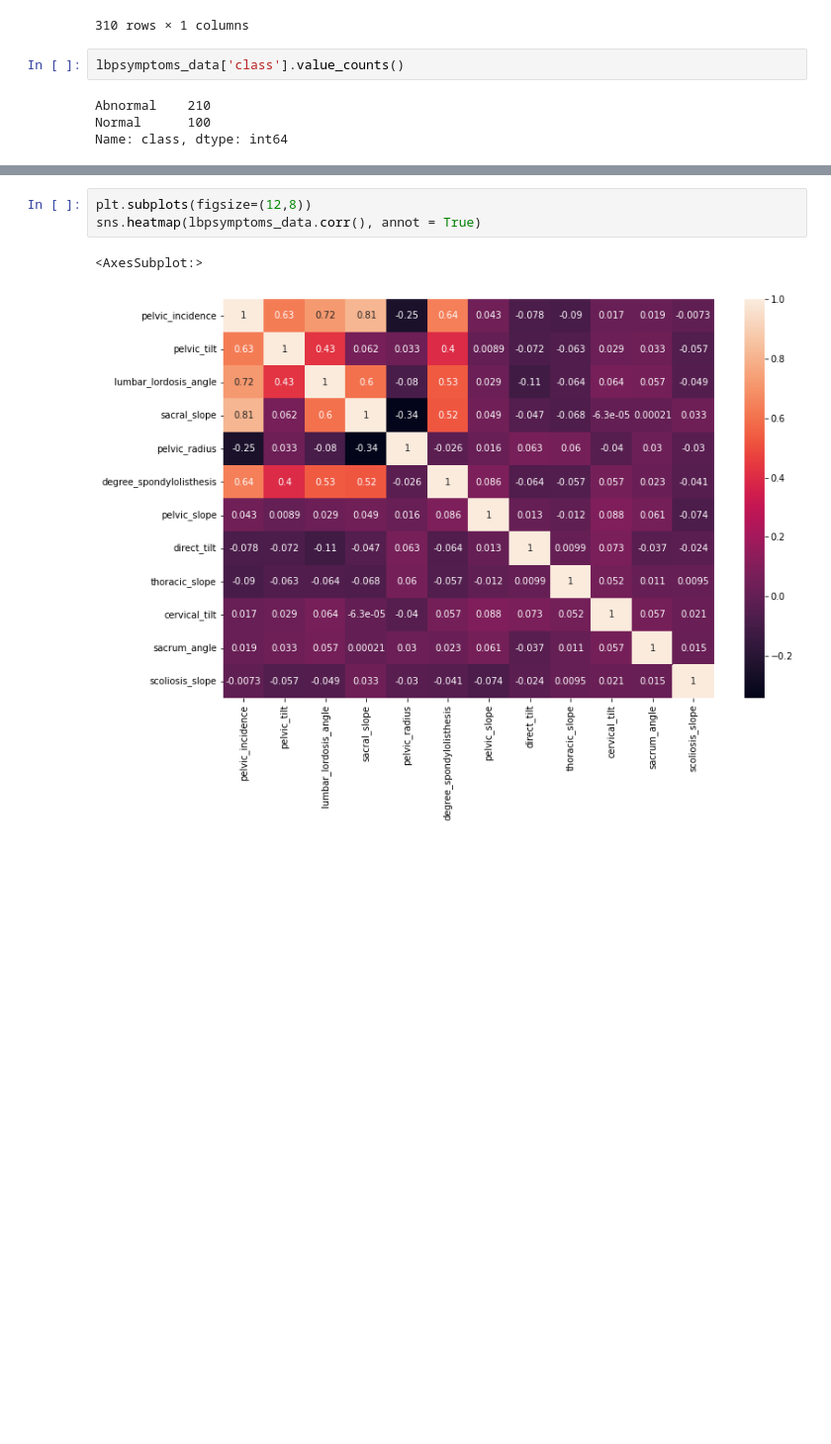
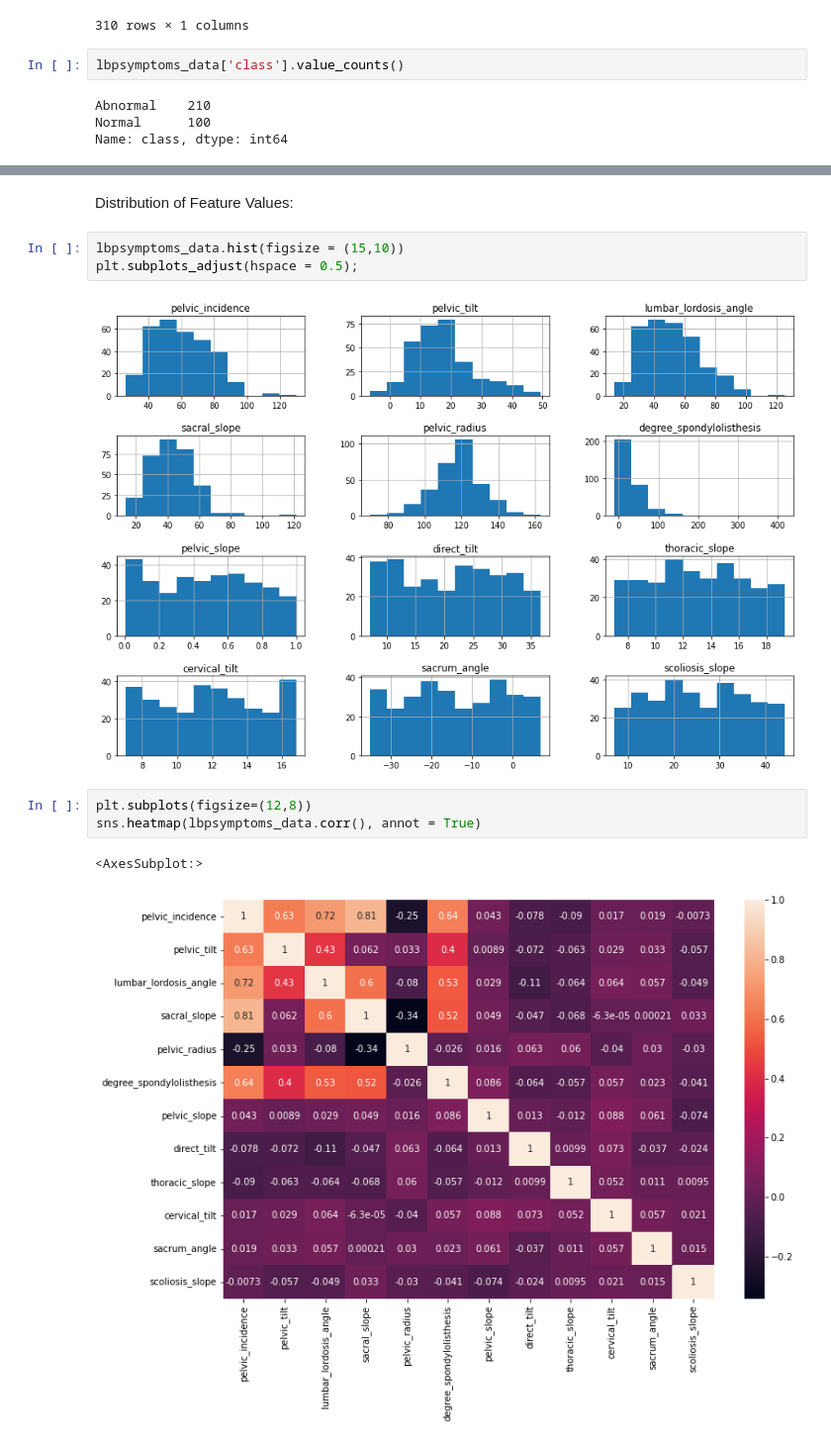
Before and after one commit to AngelaS-K/Cap1_LowBackPain, a Jupyter notebook: notebooks/LowBackPain.ipynb, the cells around one changed output, grey strips where cells are left out. Shown: that part at 99% size. Drawn from its saved outputs; the diff is of its cells as text; blank space fills up the shorter version.

```diff
--- a/notebooks/LowBackPain.ipynb
+++ b/notebooks/LowBackPain.ipynb
@@ -205,3 +261,10 @@ lbpsymptoms_data['class'].value_counts().plot.bar()
+# %% [markdown]
+Distribution of Feature Values:
+# %%
+lbpsymptoms_data.hist(figsize = (15,10))
+plt.subplots_adjust(hspace = 0.5);
+# %% [output]
+[figure, added]
 # %%
 plt.subplots(figsize=(12,8))
 sns.heatmap(lbpsymptoms_data.corr(), annot = True)
```
Also changed, not shown: parts of 38 cells of this notebook, 1 other file.
